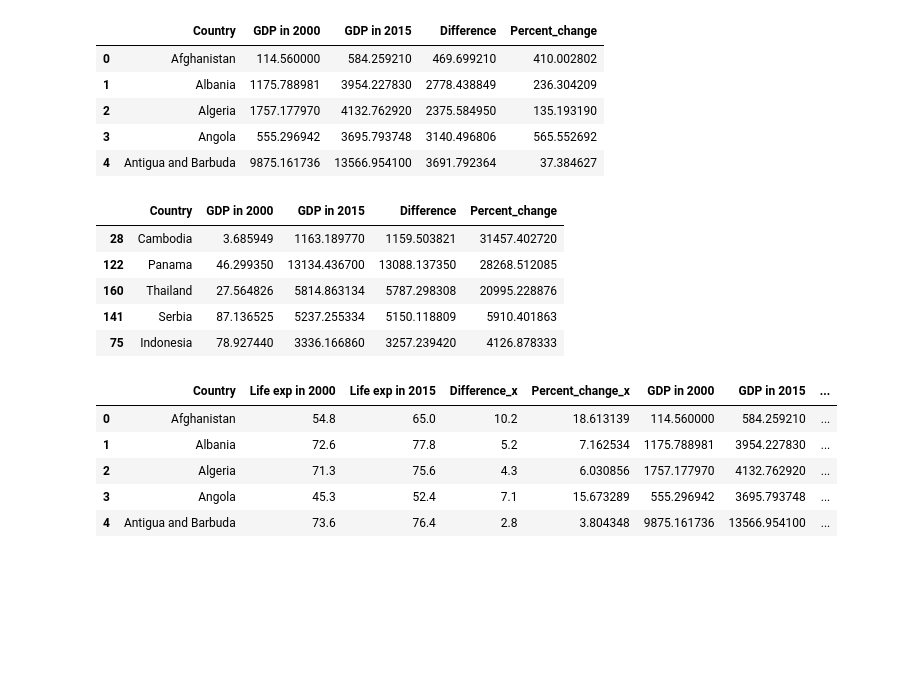
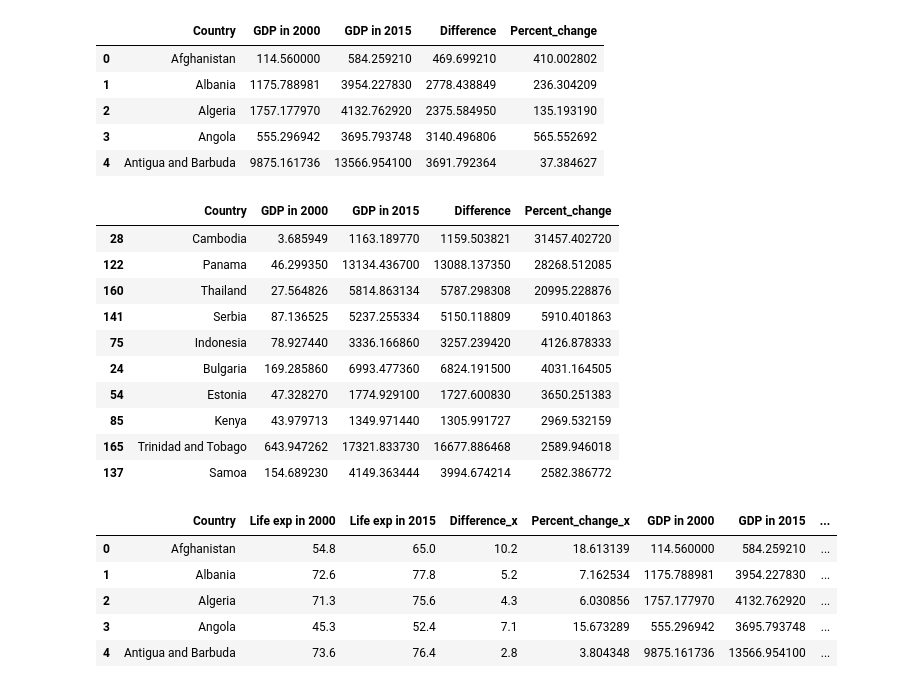
Before and after one commit to AXT295/Project-1, a Jupyter notebook: Project_1.ipynb, the cells around one changed output. Drawn from its saved outputs; the diff is of its cells as text; code cells hidden in the pictures; blank space fills up the shorter version.

```diff
--- a/Project_1.ipynb
+++ b/Project_1.ipynb
@@ -92,14 +97,19 @@ GDP.head()
 | 4 | Antigua and Barbuda | 9875.161736 | 13566.954100 | 3691.792364 | 37.384627 |
 # %%
 # GDP in descending order
-GDP.sort_values(by='Percent_change', ascending = False).head()
+GDP.sort_values(by='Percent_change', ascending = False).head(10)
 # %% [output]
 |  | Country | GDP in 2000 | GDP in 2015 | Difference | Percent_change |
 | 28 | Cambodia | 3.685949 | 1163.189770 | 1159.503821 | 31457.402720 |
 | 122 | Panama | 46.299350 | 13134.436700 | 13088.137350 | 28268.512085 |
 | 160 | Thailand | 27.564826 | 5814.863134 | 5787.298308 | 20995.228876 |
 | 141 | Serbia | 87.136525 | 5237.255334 | 5150.118809 | 5910.401863 |
 | 75 | Indonesia | 78.927440 | 3336.166860 | 3257.239420 | 4126.878333 |
+| 24 | Bulgaria | 169.285860 | 6993.477360 | 6824.191500 | 4031.164505 |
+| 54 | Estonia | 47.328270 | 1774.929100 | 1727.600830 | 3650.251383 |
+| 85 | Kenya | 43.979713 | 1349.971440 | 1305.991727 | 2969.532159 |
+| 165 | Trinidad and Tobago | 643.947262 | 17321.833730 | 16677.886468 | 2589.946018 |
+| 137 | Samoa | 154.689230 | 4149.363444 | 3994.674214 | 2582.386772 |
 # %%
 #Clean Data
 merge_df = pd.merge(Life_exp, GDP, on="Country", how="left")
```
Also changed, not shown: parts of 4 cells of this notebook.
